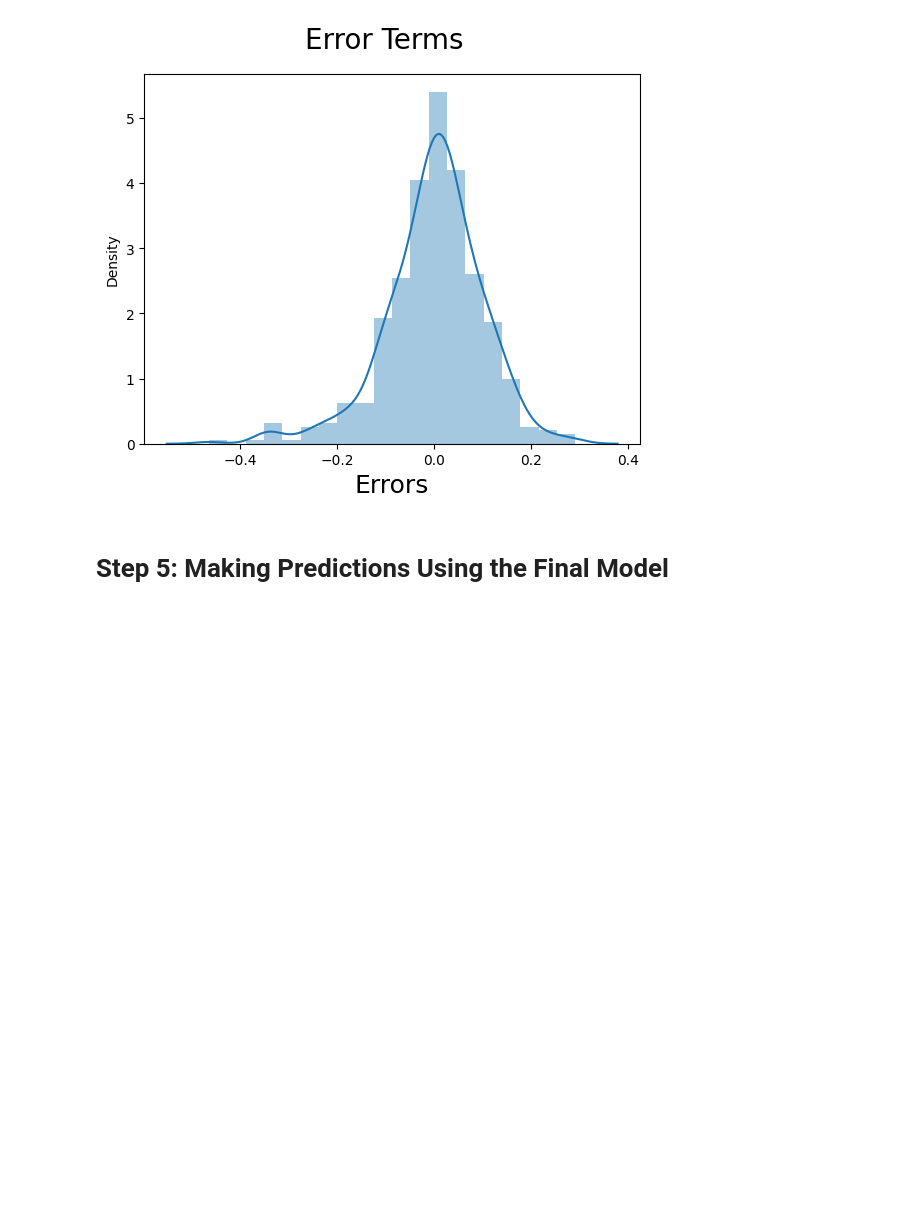
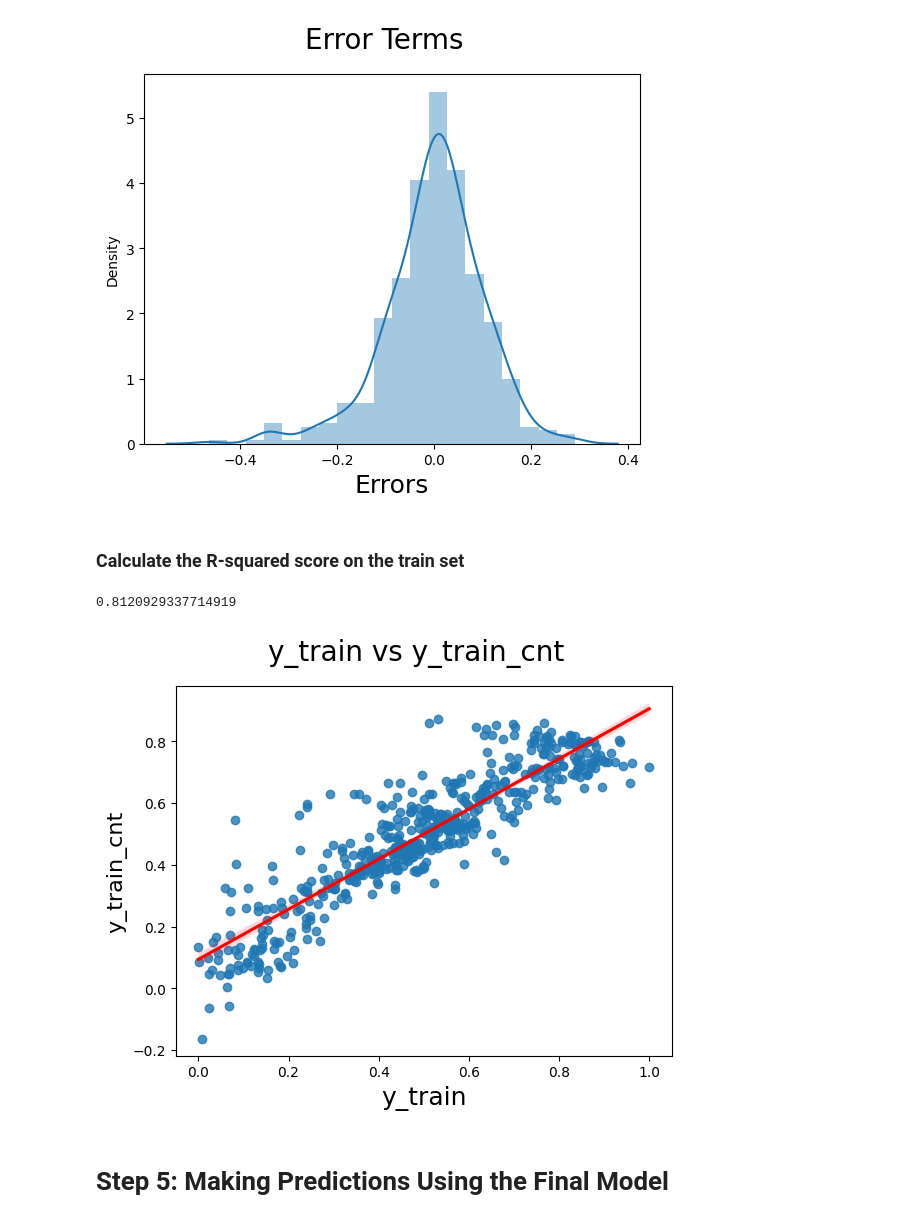
Before and after one commit to GVChalamaReddy/bike-sharing-system, a Jupyter notebook: Multi_Linear_Regression_Bike_Sharing_Demand_Case_Study.ipynb, the cells around one changed output. Cells and saved outputs as stored; diff of their text form; code cells hidden in the pictures; blank space fills up the shorter version.

```diff
--- a/Multi_Linear_Regression_Bike_Sharing_Demand_Case_Study.ipynb
+++ b/Multi_Linear_Regression_Bike_Sharing_Demand_Case_Study.ipynb
@@ -1168,6 +1171,23 @@ plt.xlabel('Errors', fontsize = 18)
 # %% [output]
 Text(0.5, 0, 'Errors')
 [figure]
+# %% [markdown]
+### Calculate the R-squared score on the train set
+# %%
+r2_train = r2_score(y_train,y_train_cnt)
+r2_train
+# %% [output]
+0.8120929337714919
+# %%
+# Plotting y_test and y_pred to understand the spread.
+fig = plt.figure()
+sns.regplot(x = y_train,y = y_train_cnt, line_kws={'color':'red'})
+fig.suptitle('y_train vs y_train_cnt', fontsize=20)              # Plot heading
+plt.xlabel('y_train', fontsize=18)                          # X-label
+plt.ylabel('y_train_cnt', fontsize=16)
+plt.show()
+# %% [output]
+[figure, added]
 # %% [markdown]
 # Step 5: Making Predictions Using the Final Model
 # %% [markdown]
```
Also changed, not shown: parts of 9 cells of this notebook.
